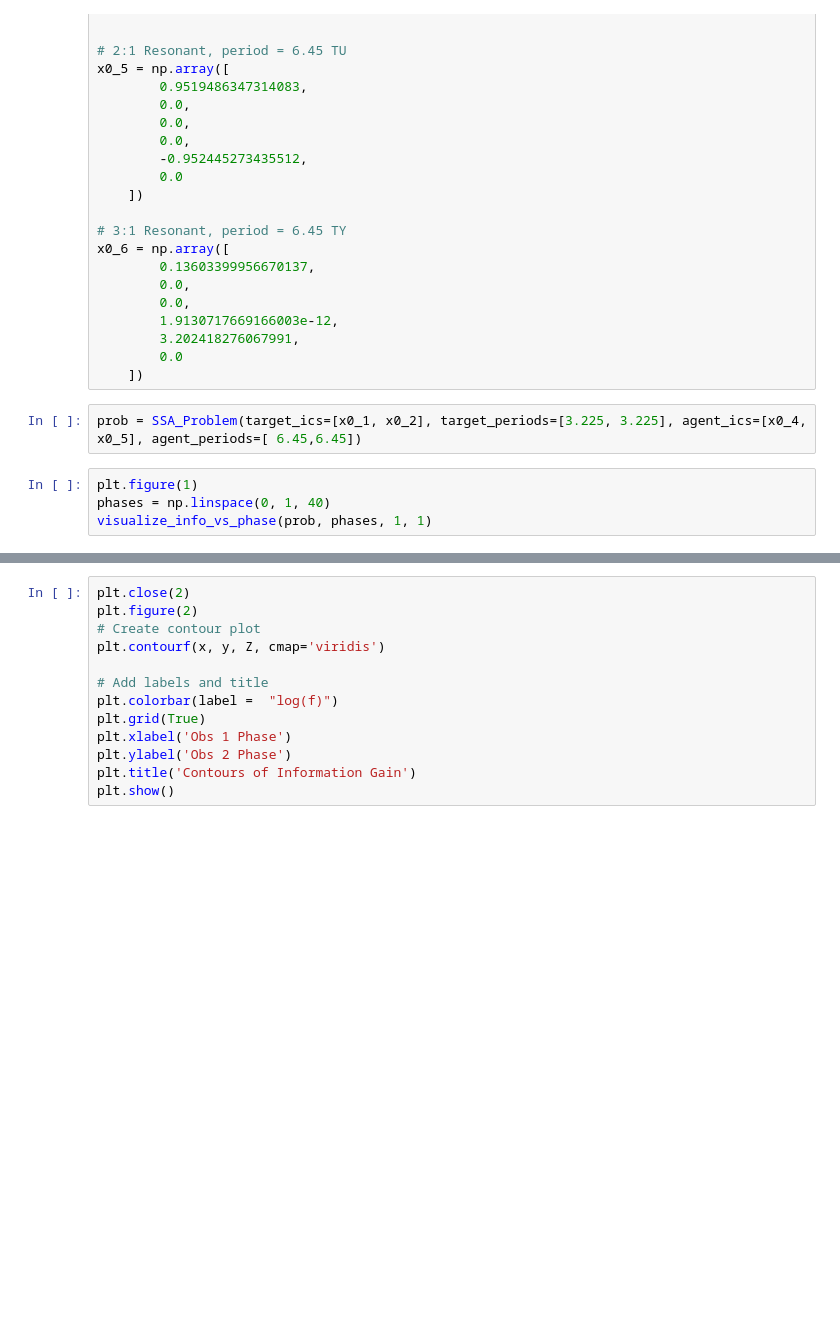
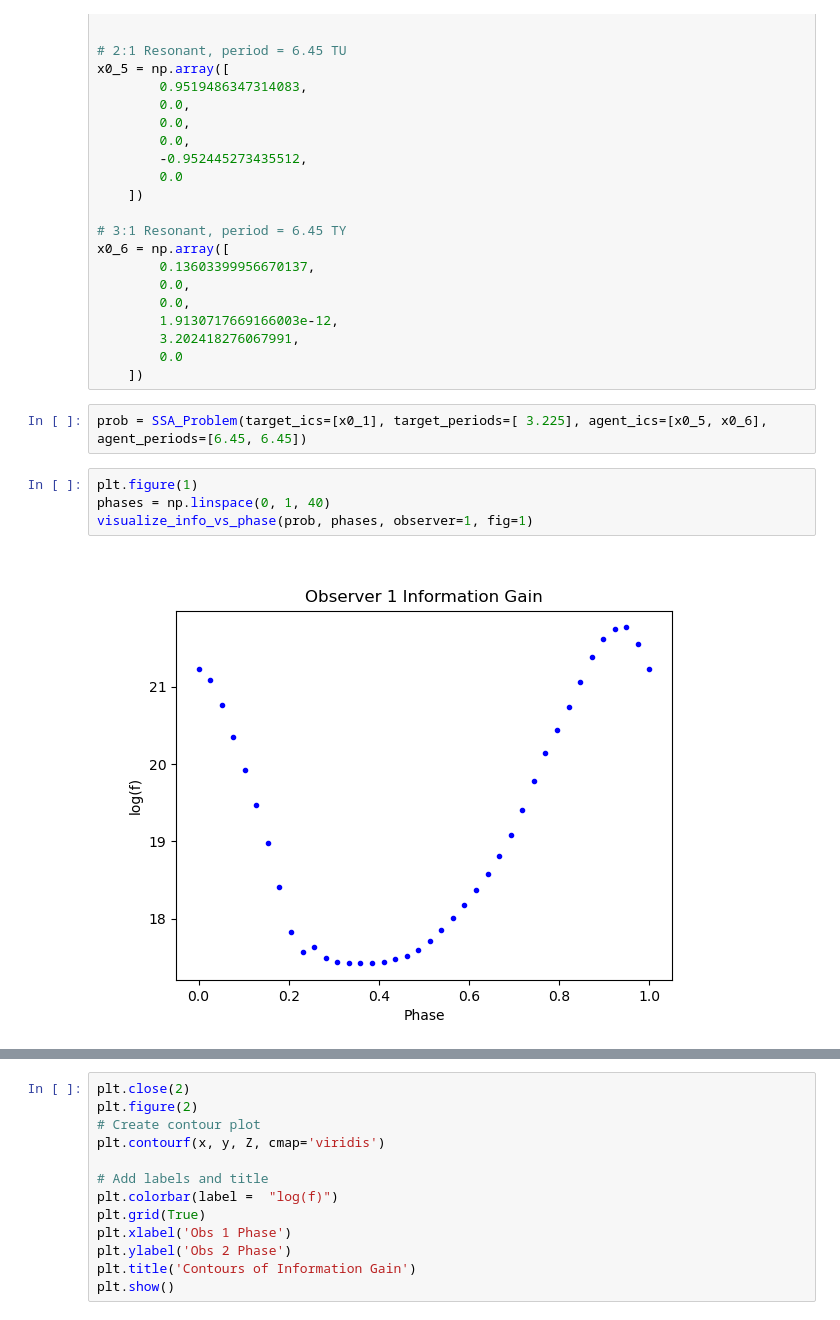
Before and after one commit to Malav-P/sensor_phase_task, a Jupyter notebook: example/ssa_problem_test.ipynb, the cells around one changed output, grey strips where cells are left out. Drawn from its saved outputs; the diff is of its cells as text; blank space fills up the shorter version.

```diff
--- a/example/ssa_problem_test.ipynb
+++ b/example/ssa_problem_test.ipynb
@@ -73,11 +73,13 @@ x0_6 = np.array([
         0.0
     ])
 # %%
-prob = SSA_Problem(target_ics=[x0_1, x0_2], target_periods=[3.225, 3.225], agent_ics=[x0_4, x0_5], agent_periods=[ 6.45,6.45])
+prob = SSA_Problem(target_ics=[x0_1], target_periods=[ 3.225], agent_ics=[x0_5, x0_6], agent_periods=[6.45, 6.45])
 # %%
 plt.figure(1)
 phases = np.linspace(0, 1, 40)
-visualize_info_vs_phase(prob, phases, 1, 1)
+visualize_info_vs_phase(prob, phases, observer=1, fig=1)
+# %% [output]
+[figure, added]
 # %%
 plt.figure(2)
 phases = np.linspace(0, 1, 40)
```
Also changed, not shown: parts of 6 cells of this notebook, 3 other files.
